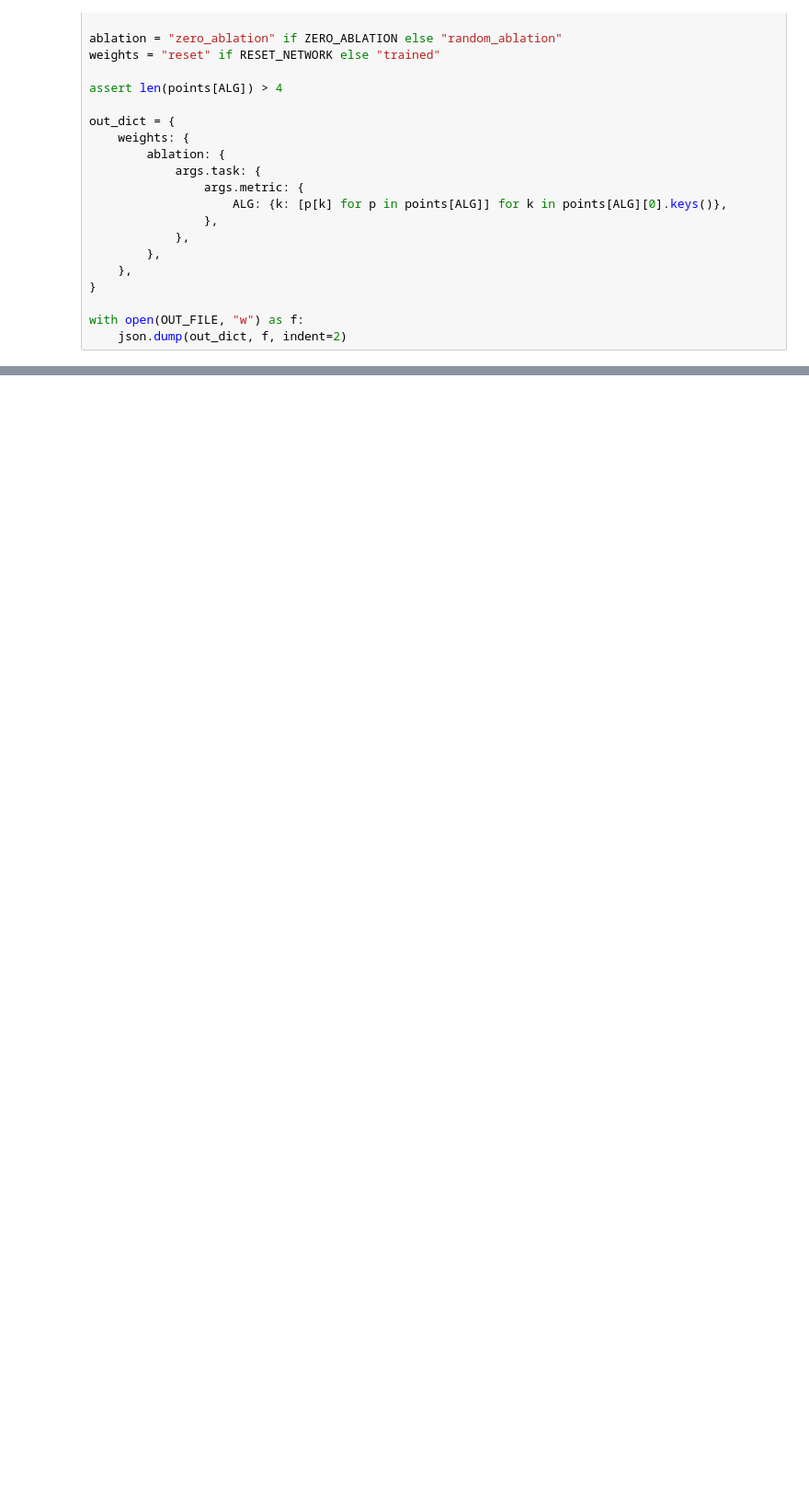
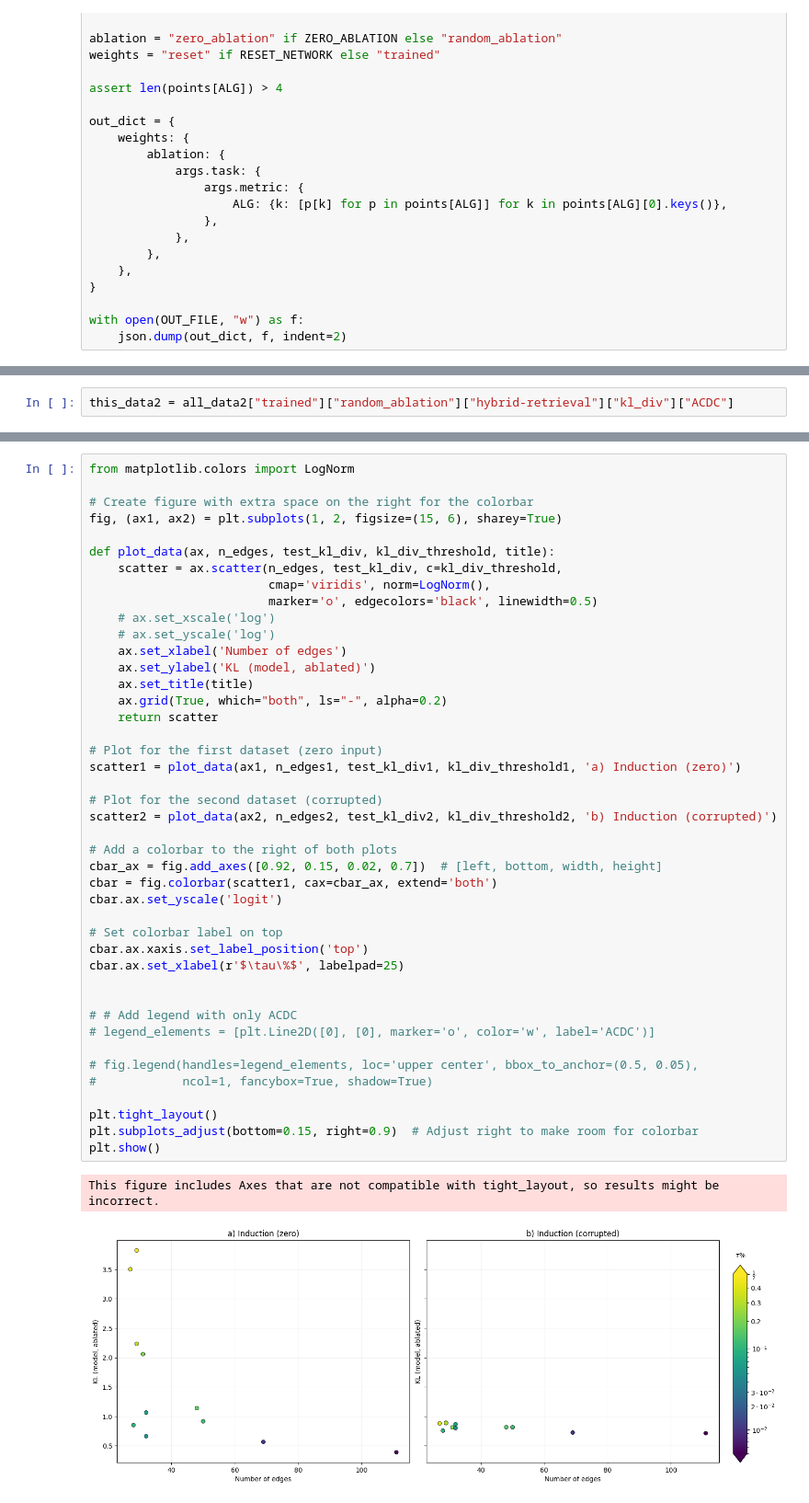
Before and after one commit to Iust1n2/Automatic-Circuit-Discovery, a Jupyter notebook: acdc/hybridretrieval/roc/roc.ipynb, the cells around one changed output, grey strips where cells are left out. Shown at 92% size. Cells and saved outputs as stored; diff of their text form; blank space fills up the shorter version.

```diff
--- a/acdc/hybridretrieval/roc/roc.ipynb
+++ b/acdc/hybridretrieval/roc/roc.ipynb
@@ -1308,0 +1356,2 @@ invalid value encountered in log10
+# %%
+this_data2 = all_data2["trained"]["random_ablation"]["hybrid-retrieval"]["kl_div"]["ACDC"]
@@ -1308,0 +1387,46 @@ invalid value encountered in log10
+# %%
+from matplotlib.colors import LogNorm
+
+# Create figure with extra space on the right for the colorbar
+fig, (ax1, ax2) = plt.subplots(1, 2, figsize=(15, 6), sharey=True)
+
+def plot_data(ax, n_edges, test_kl_div, kl_div_threshold, title):
+    scatter = ax.scatter(n_edges, test_kl_div, c=kl_div_threshold,
+                         cmap='viridis', norm=LogNorm(),
+                         marker='o', edgecolors='black', linewidth=0.5)
+    # ax.set_xscale('log')
+    # ax.set_yscale('log')
+    ax.set_xlabel('Number of edges')
+    ax.set_ylabel('KL (model, ablated)')
+    ax.set_title(title)
+    ax.grid(True, which="both", ls="-", alpha=0.2)
+    return scatter
+
+# Plot for the first dataset (zero input)
+scatter1 = plot_data(ax1, n_edges1, test_kl_div1, kl_div_threshold1, 'a) Induction (zero)')
+
+# Plot for the second dataset (corrupted)
+scatter2 = plot_data(ax2, n_edges2, test_kl_div2, kl_div_threshold2, 'b) Induction (corrupted)')
+
+# Add a colorbar to the right of both plots
+cbar_ax = fig.add_axes([0.92, 0.15, 0.02, 0.7])  # [left, bottom, width, height]
+cbar = fig.colorbar(scatter1, cax=cbar_ax, extend='both')
+cbar.ax.set_yscale('logit')
+
+# Set colorbar label on top
+cbar.ax.xaxis.set_label_position('top')
+cbar.ax.set_xlabel(r'$\tau\%$', labelpad=25)
+
+
+# # Add legend with only ACDC
+# legend_elements = [plt.Line2D([0], [0], marker='o', color='w', label='ACDC')]
+
+# fig.legend(handles=legend_elements, loc='upper center', bbox_to_anchor=(0.5, 0.05),
+#            ncol=1, fancybox=True, shadow=True)
+
+plt.tight_layout()
+plt.subplots_adjust(bottom=0.15, right=0.9)  # Adjust right to make room for colorbar
+plt.show()
+# %% [output]
+This figure includes Axes that are not compatible with tight_layout, so results might be incorrect.
+[figure, added]
```
Also changed, not shown: parts of 16 cells of this notebook.
